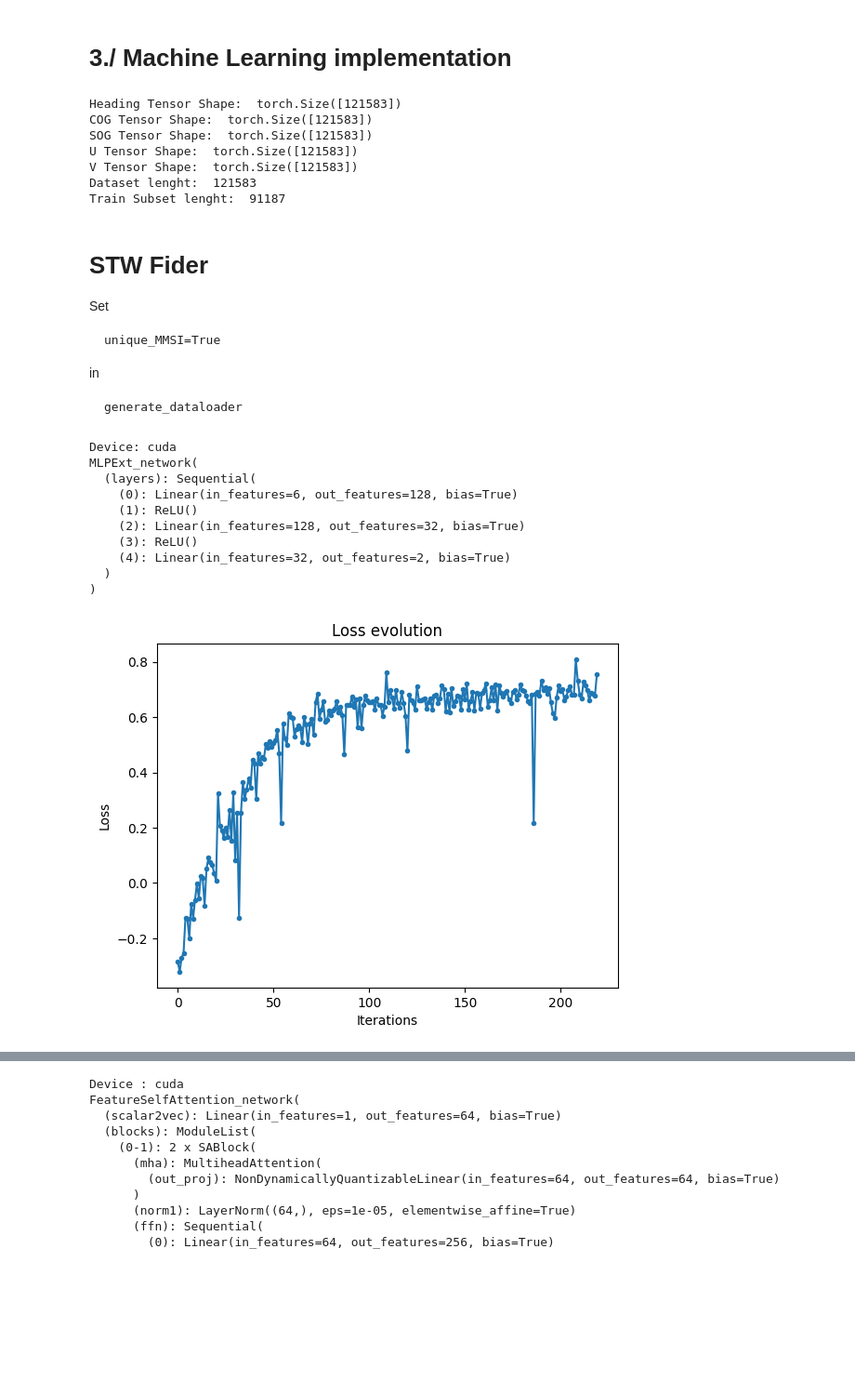
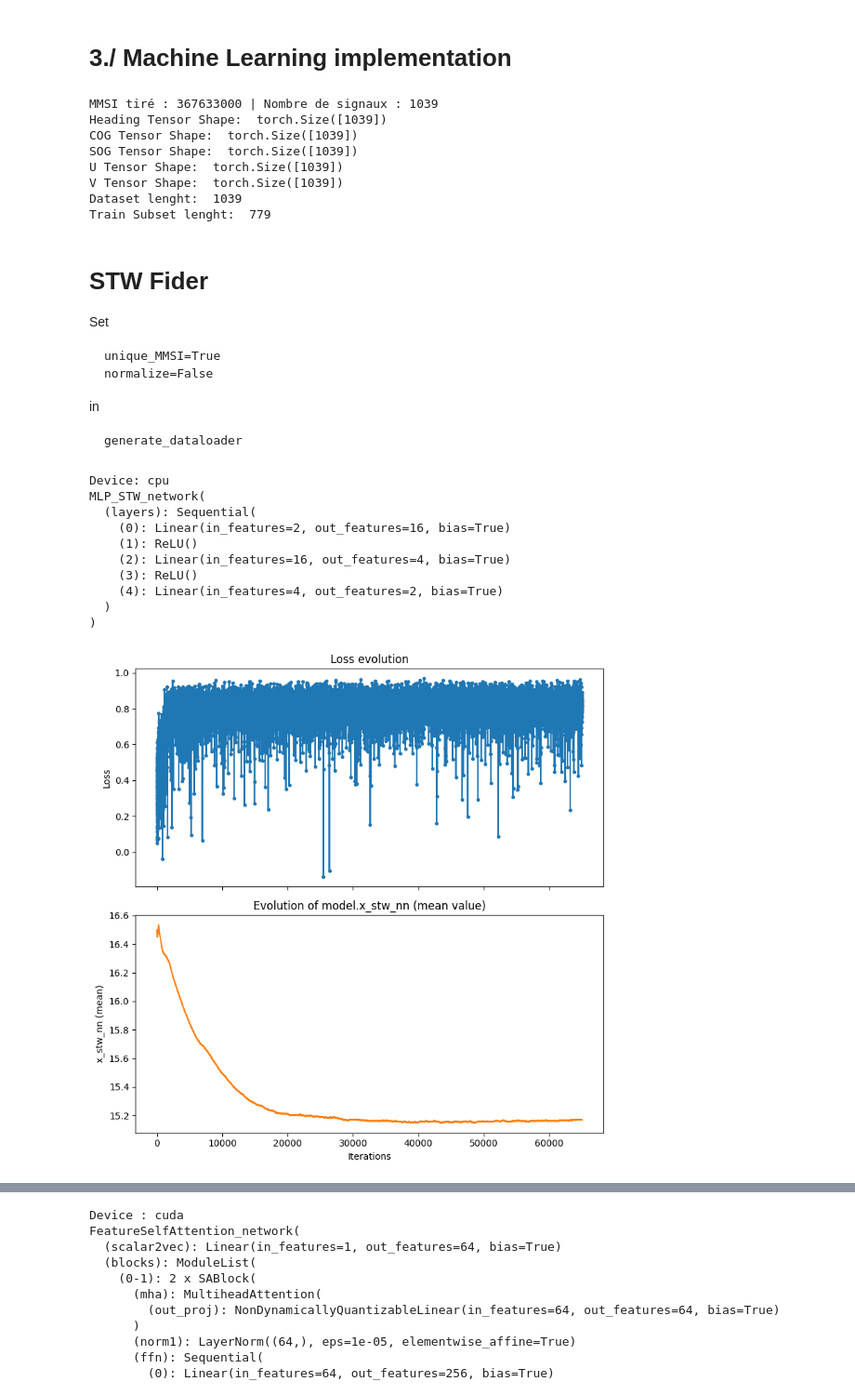
Before and after one commit to remimt/AIS-Deep-Learning-Project, a Jupyter notebook: notebooks/MainNotebook.ipynb, the cells around one changed output, grey strips where cells are left out. Shown at 93% size. Cells and saved outputs as stored; diff of their text form; code cells hidden in the pictures; blank space fills up the shorter version.

````diff
--- a/notebooks/MainNotebook.ipynb
+++ b/notebooks/MainNotebook.ipynb
@@ -976,16 +976,18 @@ train_loader, eval_dataset = generate_dataloader(dataset_path=dataset_path,
                         width_max=width_max,
                         draft_max=draft_max,
                         batch_size=batch_size,
-                        unique_MMSI=False
+                        unique_MMSI=True,
+                        normalize=False
                         )
 # %% [output]
-Heading Tensor Shape:  torch.Size([121583])
-COG Tensor Shape:  torch.Size([121583])
-SOG Tensor Shape:  torch.Size([121583])
-U Tensor Shape:  torch.Size([121583])
-V Tensor Shape:  torch.Size([121583])
-Dataset lenght:  121583
-Train Subset lenght:  91187
+MMSI tiré : 367633000 | Nombre de signaux : 1039
+Heading Tensor Shape:  torch.Size([1039])
+COG Tensor Shape:  torch.Size([1039])
+SOG Tensor Shape:  torch.Size([1039])
+U Tensor Shape:  torch.Size([1039])
+V Tensor Shape:  torch.Size([1039])
+Dataset lenght:  1039
+Train Subset lenght:  779
 # %%
 import torch.nn.functional as F
 
@@ -1024,6 +1026,7 @@ def corr_loss(x, y, eps=1e-8, mode='square'):
 Set
 ```
 unique_MMSI=True
+normalize=False
 ```
 in
 
@@ -1034,10 +1074,11 @@ generate_dataloader
 # %%
 from tqdm import trange
 import torch.optim as optim
+import matplotlib.pyplot as plt
 
 # -- Hyperparameters --
-nb_epoch = 20
-learning_rate = 1e-4
+nb_epoch = 5000
+learning_rate = 1e-3
 train_path = "/content/drive/MyDrive/GithubProject/AIS-Deep-Learning-Project/models/.pth"
 
 # Device detection
@@ -1045,13 +1086,14 @@ device = torch.device("cuda" if torch.cuda.is_available() else "cpu")
 print(f"Device: {device}")
 
 # Model instantiation
-model = MLPExt_network(c_max=c_max).to(device)
+model = MLP_STW_network(c_max=c_max).to(device)
 # model.load_state_dict(torch.load(train_path, map_location=device))
 print(model)
 
 optimizer = optim.AdamW(model.parameters(), lr=learning_rate, betas=[0.9, 0.99], maximize=True)
 
 train_losses = []
+x_stw_values = []  # Pour stocker la valeur moyenne du paramètre model.x_stw_nn
 
 for epoch in trange(nb_epoch):
     for i, (heading, cog, sog, _, _, _, u, v) in enumerate(train_loader):
@@ -1060,44 +1102,60 @@ for epoch in trange(nb_epoch):
         cog = cog.to(device)
         sog = sog.to(device)
         u = u.to(device)
         v = v.to(device)
 
         # Forward pass
         out = model(
             x_heading=heading,
             x_cog=cog,
             x_sog=sog
         ).squeeze(-1)
 
         label = torch.cat([u.unsqueeze(1), v.unsqueeze(1)], dim=1)
         loss = si_loss(out, label)
 
         train_losses.append(loss.item())
 
         # Backpropagation
         optimizer.zero_grad()
         loss.backward()
         torch.nn.utils.clip_grad_norm_(model.parameters(), 1.0)
         optimizer.step()
 
-# Plot loss evolution
-plt.plot(train_losses, marker='.')
-plt.title("Loss evolution")
-plt.xlabel("Iterations")
-plt.ylabel("Loss")
+        # --- Suivi du paramètre model.x_stw_nn ---
+        with torch.no_grad():
+            if hasattr(model, 'x_stw_nn'):
+                value = model.x_stw_nn.detach().mean().item()
+                x_stw_values.append(value)
+
+# === Plot sur deux subplots ===
+fig, axs = plt.subplots(2, 1, figsize=(8, 8), sharex=True)
+
+# 1️⃣ Courbe de la loss
+axs[0].plot(train_losses, color='tab:blue', marker='.')
+axs[0].set_title("Loss evolution")
+axs[0].set_ylabel("Loss")
+
+# 2️⃣ Courbe de variation de x_stw_nn
+axs[1].plot(x_stw_values, color='tab:orange')
+axs[1].set_title("Evolution of model.x_stw_nn (mean value)")
+axs[1].set_xlabel("Iterations")
+axs[1].set_ylabel("x_stw_nn (mean)")
+
+plt.tight_layout()
 plt.show()
 # %% [output]
-Device: cuda
-MLPExt_network(
+Device: cpu
+MLP_STW_network(
   (layers): Sequential(
-    (0): Linear(in_features=6, out_features=128, bias=True)
+    (0): Linear(in_features=2, out_features=16, bias=True)
     (1): ReLU()
-    (2): Linear(in_features=128, out_features=32, bias=True)
+    (2): Linear(in_features=16, out_features=4, bias=True)
     (3): ReLU()
-    (4): Linear(in_features=32, out_features=2, bias=True)
+    (4): Linear(in_features=4, out_features=2, bias=True)
   )
 )
-[figure, old version]
+[figure, new version]
 # %%
 from matplotlib import colors
 
````
Also changed, not shown: parts of 5 cells of this notebook, 2 other files.
